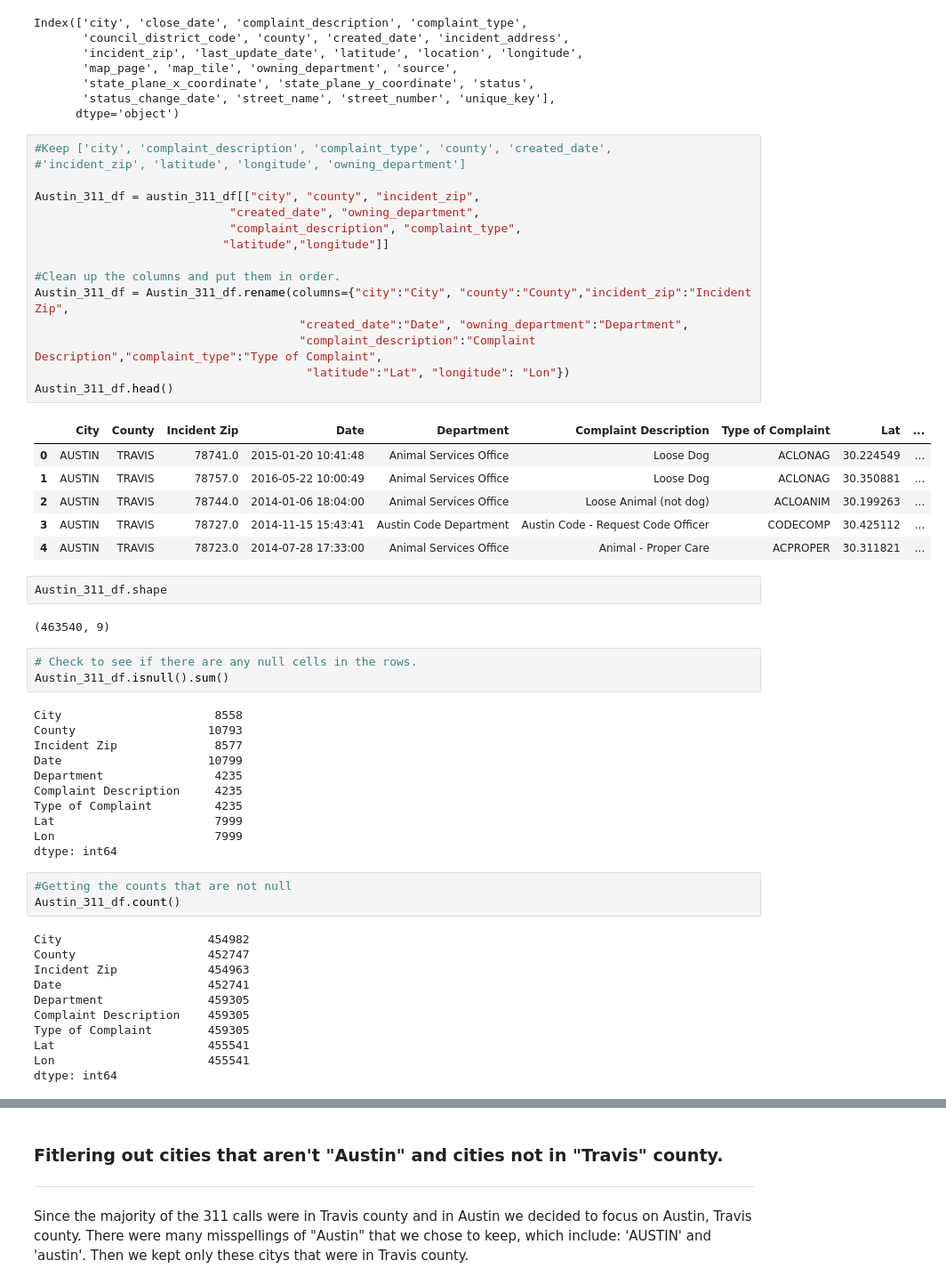
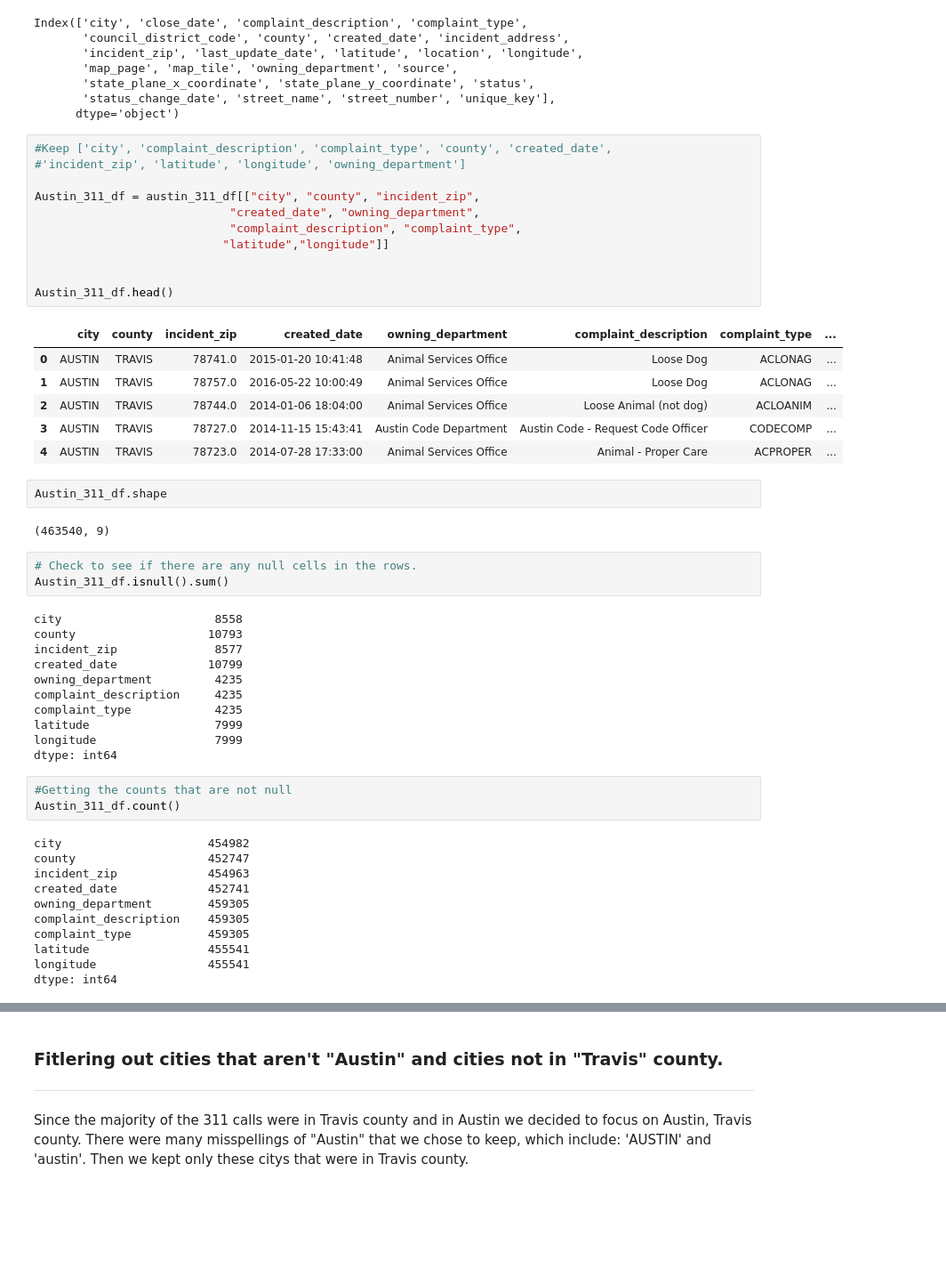
Before and after one commit to mraigosa/Austin_311_analysis, a Jupyter notebook: Austin_311_data_cleanup.ipynb, the cells around one changed output, grey strips where cells are left out. Shown at 89% size. Drawn from its saved outputs; the diff is of its cells as text; blank space fills up the shorter version.

Commit message:
Adding updated cleaned df and .csv file.

```diff
--- a/Austin_311_data_cleanup.ipynb
+++ b/Austin_311_data_cleanup.ipynb
@@ -40,25 +40,21 @@ Index(['city', 'close_date', 'complaint_description', 'complaint_type',
 # %%
 #Keep ['city', 'complaint_description', 'complaint_type', 'county', 'created_date',
 #'incident_zip', 'latitude', 'longitude', 'owning_department']
 
 Austin_311_df = austin_311_df[["city", "county", "incident_zip",
                             "created_date", "owning_department",
                             "complaint_description", "complaint_type",
                            "latitude","longitude"]]
 
-#Clean up the columns and put them in order.
-Austin_311_df = Austin_311_df.rename(columns={"city":"City", "county":"County","incident_zip":"Incident Zip",
-                                      "created_date":"Date", "owning_department":"Department",
-                                      "complaint_description":"Complaint Description","complaint_type":"Type of Complaint",
-                                       "latitude":"Lat", "longitude": "Lon"})
+
 Austin_311_df.head()
 # %% [output]
-|  | City | County | Incident Zip | Date | Department | Complaint Description | Type of Complaint | Lat | ... |
-| 0 | AUSTIN | TRAVIS | 78741.0 | 2015-01-20 10:41:48 | Animal Services Office | Loose Dog | ACLONAG | 30.224549 | ... |
-| 1 | AUSTIN | TRAVIS | 78757.0 | 2016-05-22 10:00:49 | Animal Services Office | Loose Dog | ACLONAG | 30.350881 | ... |
-| 2 | AUSTIN | TRAVIS | 78744.0 | 2014-01-06 18:04:00 | Animal Services Office | Loose Animal (not dog) | ACLOANIM | 30.199263 | ... |
-| 3 | AUSTIN | TRAVIS | 78727.0 | 2014-11-15 15:43:41 | Austin Code Department | Austin Code - Request Code Officer | CODECOMP | 30.425112 | ... |
-| 4 | AUSTIN | TRAVIS | 78723.0 | 2014-07-28 17:33:00 | Animal Services Office | Animal - Proper Care | ACPROPER | 30.311821 | ... |
+|  | city | county | incident_zip | created_date | owning_department | complaint_description | complaint_type | ... |
+| 0 | AUSTIN | TRAVIS | 78741.0 | 2015-01-20 10:41:48 | Animal Services Office | Loose Dog | ACLONAG | ... |
+| 1 | AUSTIN | TRAVIS | 78757.0 | 2016-05-22 10:00:49 | Animal Services Office | Loose Dog | ACLONAG | ... |
+| 2 | AUSTIN | TRAVIS | 78744.0 | 2014-01-06 18:04:00 | Animal Services Office | Loose Animal (not dog) | ACLOANIM | ... |
+| 3 | AUSTIN | TRAVIS | 78727.0 | 2014-11-15 15:43:41 | Austin Code Department | Austin Code - Request Code Officer | CODECOMP | ... |
+| 4 | AUSTIN | TRAVIS | 78723.0 | 2014-07-28 17:33:00 | Animal Services Office | Animal - Proper Care | ACPROPER | ... |
 # %%
 Austin_311_df.shape
 # %% [output]
@@ -67,29 +63,29 @@ Austin_311_df.shape
 # Check to see if there are any null cells in the rows.
 Austin_311_df.isnull().sum()
 # %% [output]
-City                      8558
-County                   10793
-Incident Zip              8577
-Date                     10799
-Department                4235
-Complaint Description     4235
-Type of Complaint         4235
-Lat                       7999
-Lon                       7999
+city                      8558
+county                   10793
+incident_zip              8577
+created_date             10799
+owning_department         4235
+complaint_description     4235
+complaint_type            4235
+latitude                  7999
+longitude                 7999
 dtype: int64
 # %%
 #Getting the counts that are not null
 Austin_311_df.count()
 # %% [output]
-City                     454982
-County                   452747
-Incident Zip             454963
-Date                     452741
-Department               459305
-Complaint Description    459305
-Type of Complaint        459305
-Lat                      455541
-Lon                      455541
+city                     454982
+county                   452747
+incident_zip             454963
+created_date             452741
+owning_department        459305
+complaint_description    459305
+complaint_type           459305
+latitude                 455541
+longitude                455541
 dtype: int64
 # %%
 #Replace the empty rows with 'NaN'.
```
Also changed, not shown: parts of 13 cells of this notebook, 1 other file.
